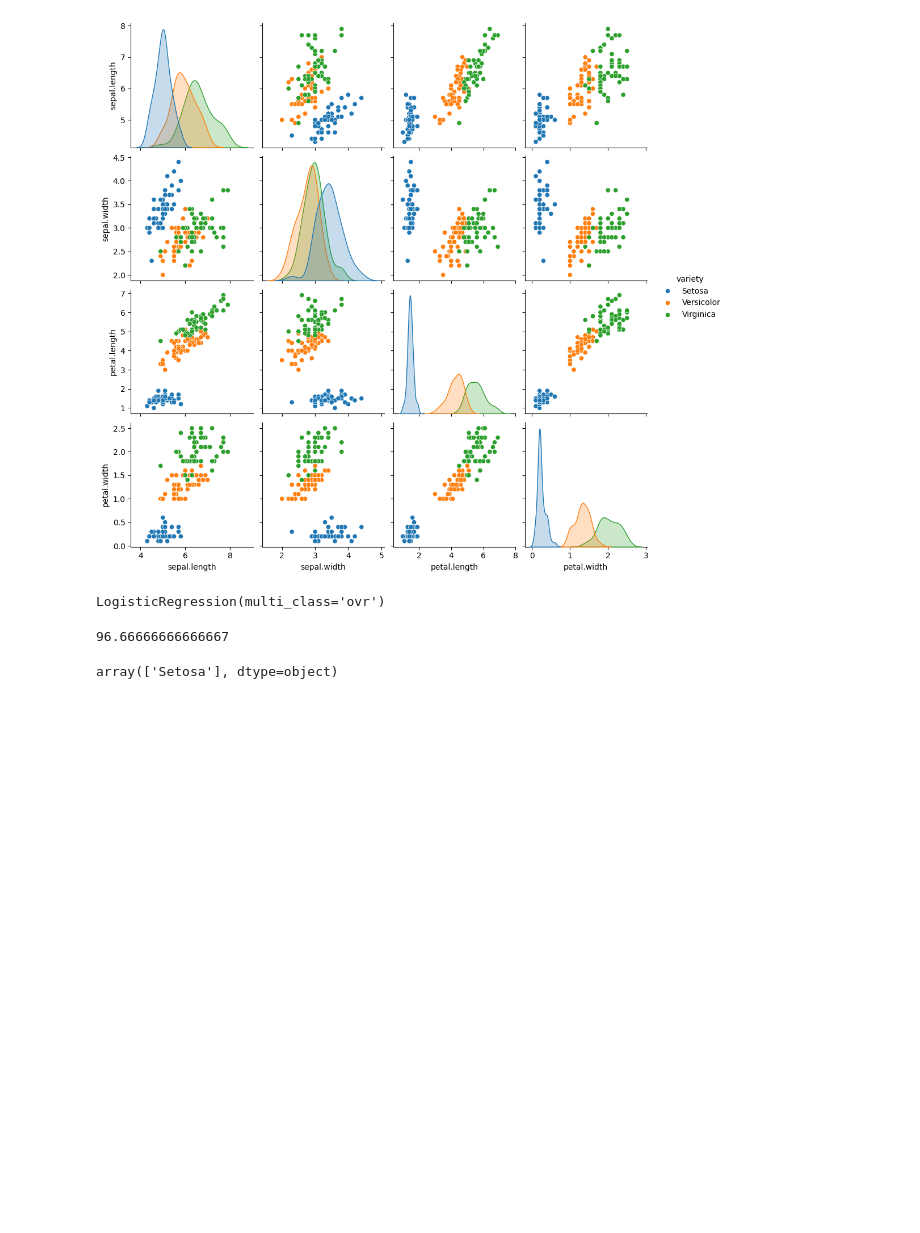
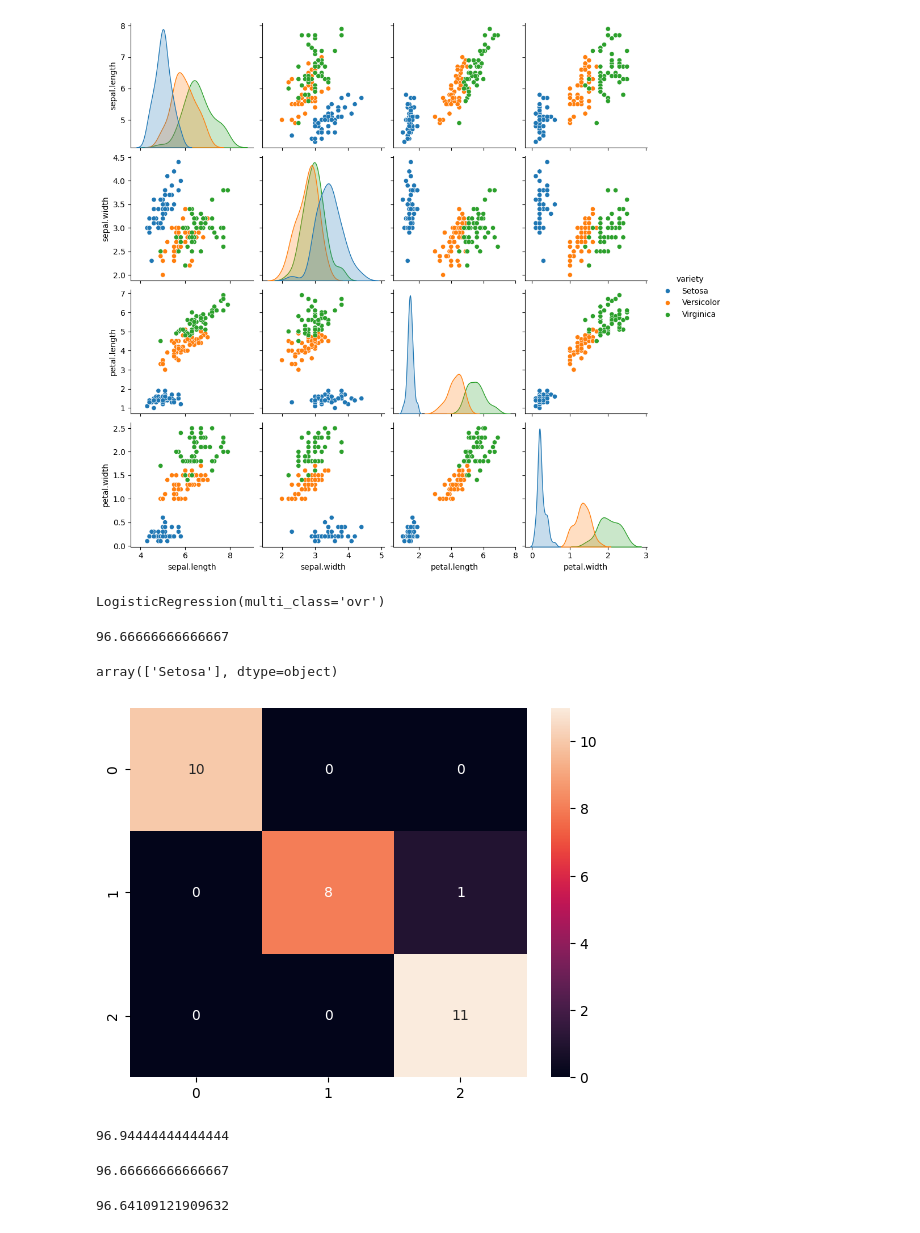
Before and after one commit to shawinCreates/data-science, a Jupyter notebook: machine learning/multiclass logistics regression.ipynb, the cells around one changed output. Cells and saved outputs as stored; diff of their text form; code cells hidden in the pictures; blank space fills up the shorter version.

```diff
--- a/machine learning/multiclass logistics regression.ipynb
+++ b/machine learning/multiclass logistics regression.ipynb
@@ -41,0 +44,19 @@ array(['Setosa'], dtype=object)
+# %%
+cf =  confusion_matrix(y_test, lr.predict(x_test))
+# %%
+sns.heatmap(cf, annot=True)
+plt.show()
+# %% [output]
+[figure, added]
+# %%
+precision_score(y_test, lr.predict(x_test), average='weighted')*100
+# %% [output]
+96.94444444444444
+# %%
+recall_score(y_test, lr.predict(x_test), average='weighted')*100
+# %% [output]
+96.66666666666667
+# %%
+f1_score(y_test, lr.predict(x_test), average='weighted')*100
+# %% [output]
+96.64109121909632
```
Also changed, not shown: parts of 1 cell of this notebook.
